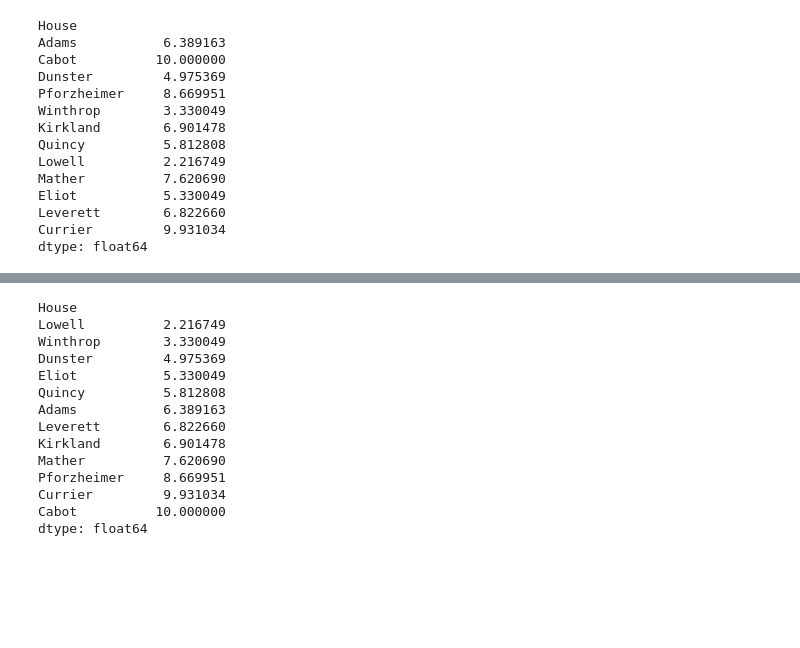
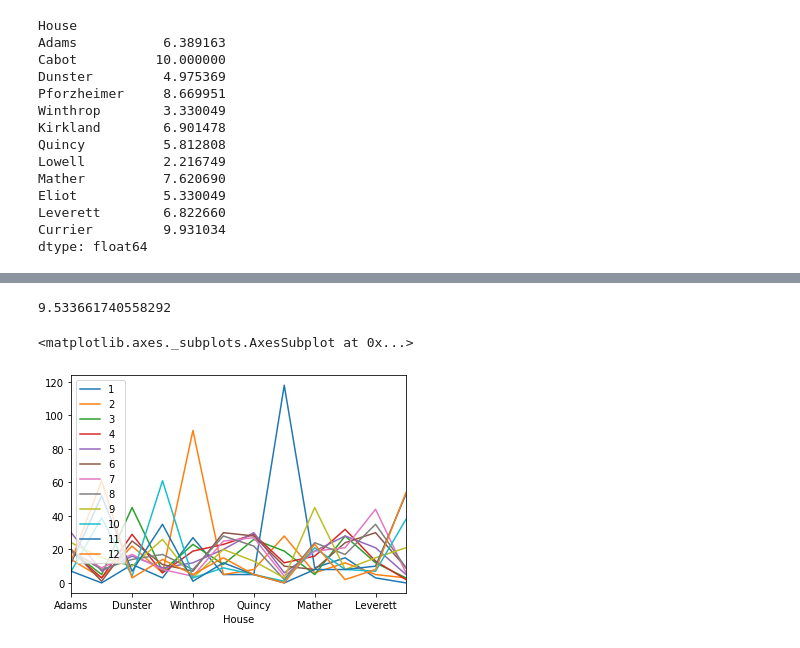
Before and after one commit to HarvardOpenData/numpy-pandas-bootcamp, a Jupyter notebook: numpy_pandas_solutions.ipynb, the cells around one changed output, grey strips where cells are left out. Drawn from its saved outputs; the diff is of its cells as text; code cells hidden in the pictures; blank space fills up the shorter version.

```diff
--- a/numpy_pandas_solutions.ipynb
+++ b/numpy_pandas_solutions.ipynb
@@ -442,20 +475,9 @@ dtype: float64
+# %%
+# how might we find the average renovated-house ranking? average quad house ranking
+sum(avg_rankings[0:3])/3
+sum(avg_rankings[9:12])/3
+# %% [output]
+9.533661740558292
 # %%
 import matplotlib.pyplot as plt
 import matplotlib
-# %%
-avg_rankings.sort_values()
-# %% [output]
-House
-Lowell          2.216749
-Winthrop        3.330049
-Dunster         4.975369
-Eliot           5.330049
-Quincy          5.812808
-Adams           6.389163
-Leverett        6.822660
-Kirkland        6.901478
-Mather          7.620690
-Pforzheimer     8.669951
-Currier         9.931034
-Cabot          10.000000
-dtype: float64
@@ -464,0 +484,5 @@ import matplotlib
+# %%
+rankings.plot()
+# %% [output]
+<matplotlib.axes._subplots.AxesSubplot at 0x...>
+[figure, added]
```
Also changed, not shown: parts of 37 cells of this notebook, 1 other file.
